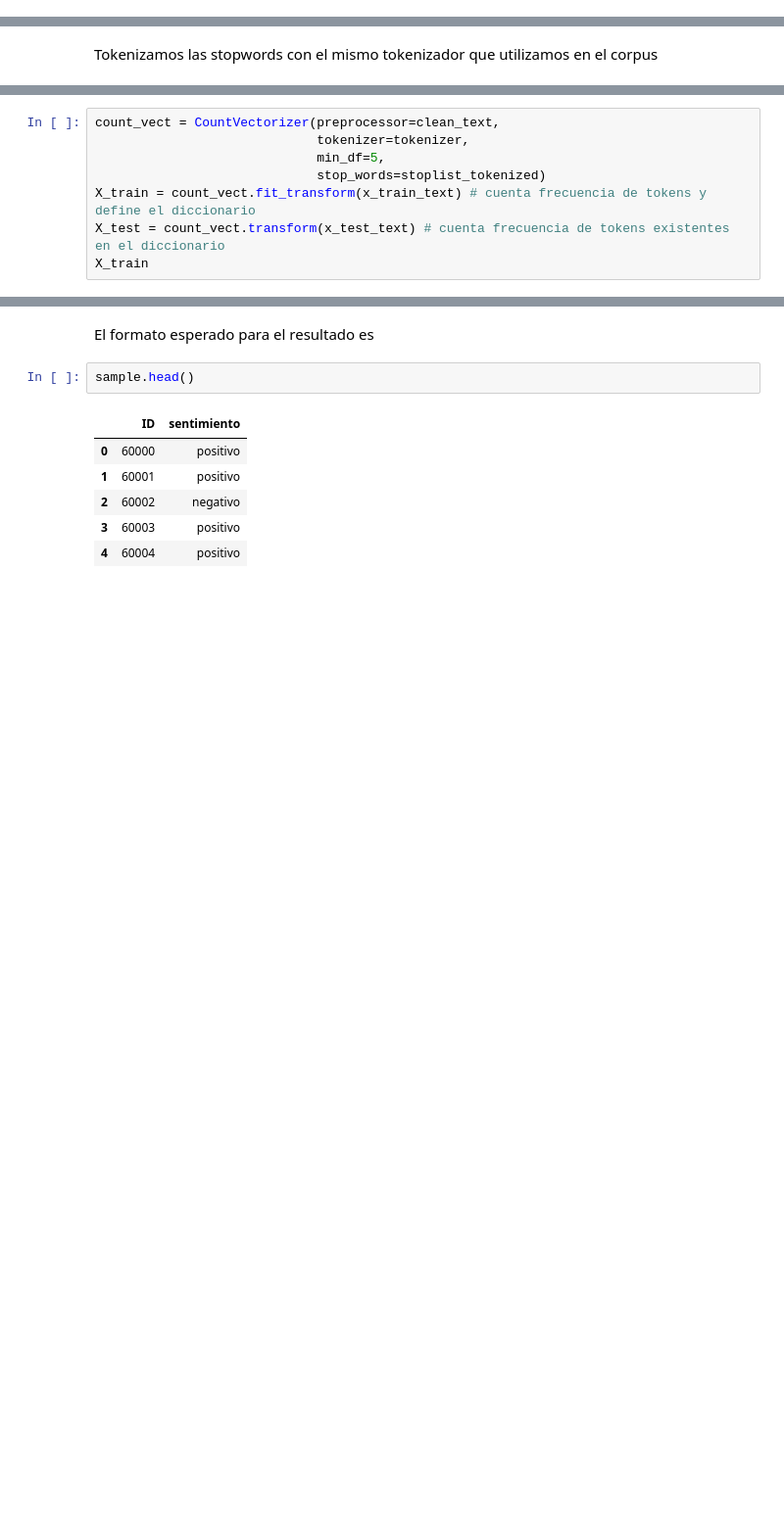
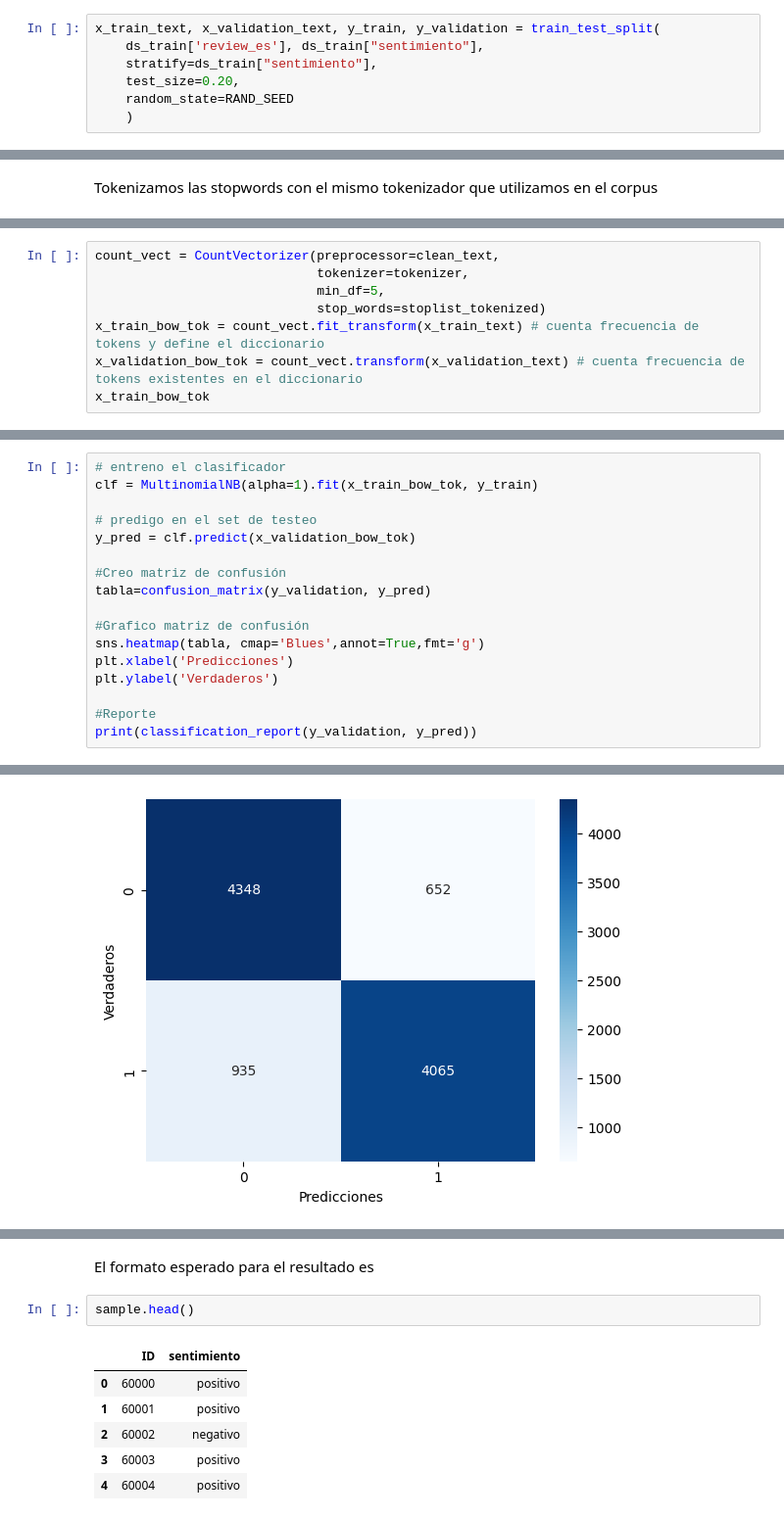
Before and after one commit to kikiymini/7506R-1C2024-GRUPO02, a Jupyter notebook: TP2/7506R_TP2_GRUPO2_CHP1_ENTREGA_N1.ipynb, the cells around one changed output, grey strips where cells are left out. Shown at 98% size. Drawn from its saved outputs; the diff is of its cells as text; blank space fills up the shorter version.

```diff
--- a/TP2/7506R_TP2_GRUPO2_CHP1_ENTREGA_N1.ipynb
+++ b/TP2/7506R_TP2_GRUPO2_CHP1_ENTREGA_N1.ipynb
@@ -115,0 +144,7 @@ x_test_text = ds_test["review_es"]
+# %%
+x_train_text, x_validation_text, y_train, y_validation = train_test_split(
+    ds_train['review_es'], ds_train["sentimiento"],
+    stratify=ds_train["sentimiento"],
+    test_size=0.20,
+    random_state=RAND_SEED
+    )
@@ -170,7 +300,7 @@ count_vect = CountVectorizer(preprocessor=clean_text,
                              tokenizer=tokenizer,
                              min_df=5,
                              stop_words=stoplist_tokenized)
-X_train = count_vect.fit_transform(x_train_text) # cuenta frecuencia de tokens y define el diccionario
-X_test = count_vect.transform(x_test_text) # cuenta frecuencia de tokens existentes en el diccionario
-X_train
+x_train_bow_tok = count_vect.fit_transform(x_train_text) # cuenta frecuencia de tokens y define el diccionario
+x_validation_bow_tok = count_vect.transform(x_validation_text) # cuenta frecuencia de tokens existentes en el diccionario
+x_train_bow_tok
 # %% [output]
@@ -189,0 +318,18 @@ array([0.8275768 , 0.83218872, 0.82135312, 0.84332887, 0.83459037,
+# %%
+# entreno el clasificador
+clf = MultinomialNB(alpha=1).fit(x_train_bow_tok, y_train)
+
+# predigo en el set de testeo
+y_pred = clf.predict(x_validation_bow_tok)
+
+#Creo matriz de confusión
+tabla=confusion_matrix(y_validation, y_pred)
+
+#Grafico matriz de confusión
+sns.heatmap(tabla, cmap='Blues',annot=True,fmt='g')
+plt.xlabel('Predicciones')
+plt.ylabel('Verdaderos')
+
+#Reporte
+print(classification_report(y_validation, y_pred))
+# %% [output]
@@ -189,0 +344 @@ array([0.8275768 , 0.83218872, 0.82135312, 0.84332887, 0.83459037,
+[figure, added]
```
Also changed, not shown: parts of 59 cells of this notebook.
